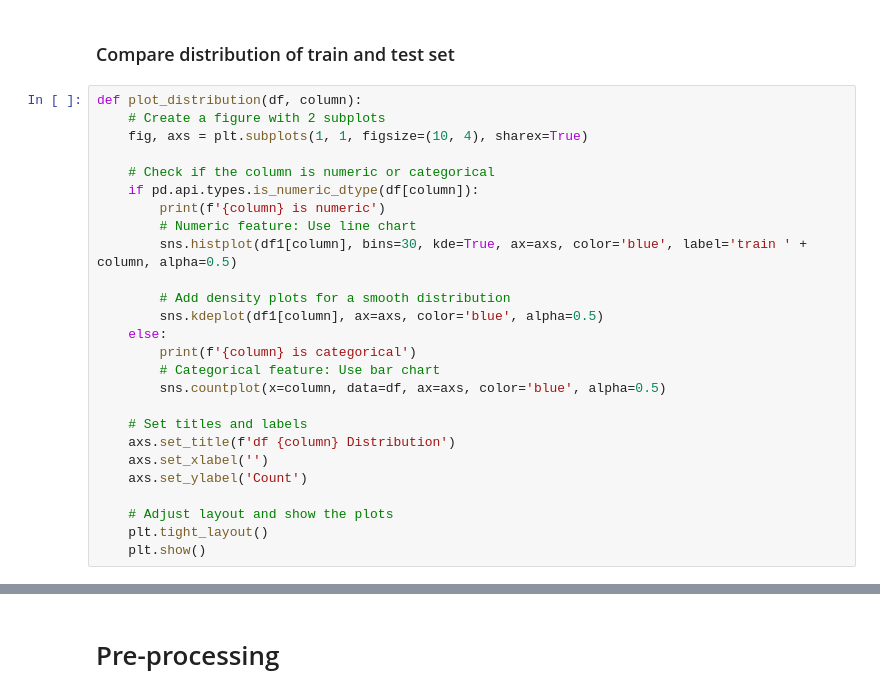
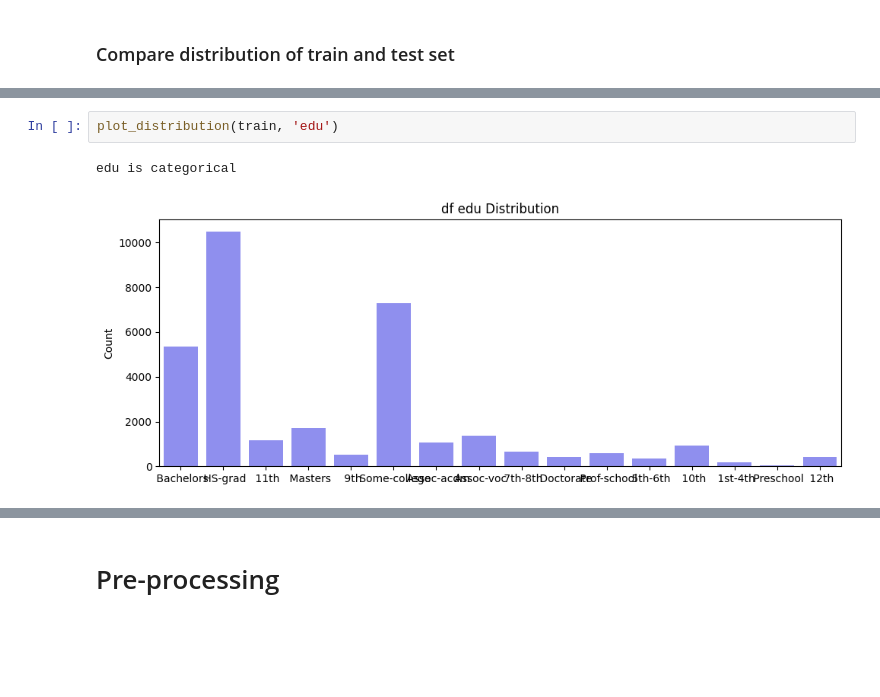
Before and after one commit to KieuSonTung/VPBank, a Jupyter notebook: notebook/test.ipynb, the cells around one changed output, grey strips where cells are left out. Saved outputs shown, nothing was run; the diff lists cells and outputs as text; blank space fills up the shorter version.

```diff
--- a/notebook/test.ipynb
+++ b/notebook/test.ipynb
@@ -90,29 +89,3 @@ memory usage: 1.4+ MB
 # EDA
 # %% [markdown]
 ### Compare distribution of train and test set
-# %%
-def plot_distribution(df, column):
-    # Create a figure with 2 subplots
-    fig, axs = plt.subplots(1, 1, figsize=(10, 4), sharex=True)
-
-    # Check if the column is numeric or categorical
-    if pd.api.types.is_numeric_dtype(df[column]):
-        print(f'{column} is numeric')
-        # Numeric feature: Use line chart
-        sns.histplot(df1[column], bins=30, kde=True, ax=axs, color='blue', label='train ' + column, alpha=0.5)
-
-        # Add density plots for a smooth distribution
-        sns.kdeplot(df1[column], ax=axs, color='blue', alpha=0.5)
-    else:
-        print(f'{column} is categorical')
-        # Categorical feature: Use bar chart
-        sns.countplot(x=column, data=df, ax=axs, color='blue', alpha=0.5)
-
-    # Set titles and labels
-    axs.set_title(f'df {column} Distribution')
-    axs.set_xlabel('')
-    axs.set_ylabel('Count')
-
-    # Adjust layout and show the plots
-    plt.tight_layout()
-    plt.show()
@@ -173,0 +92,5 @@ def compare_dataframes(df1, df2):
+# %%
+plot_distribution(train, 'edu')
+# %% [output]
+edu is categorical
+[figure, added]
```
Also changed, not shown: parts of 34 cells of this notebook.
